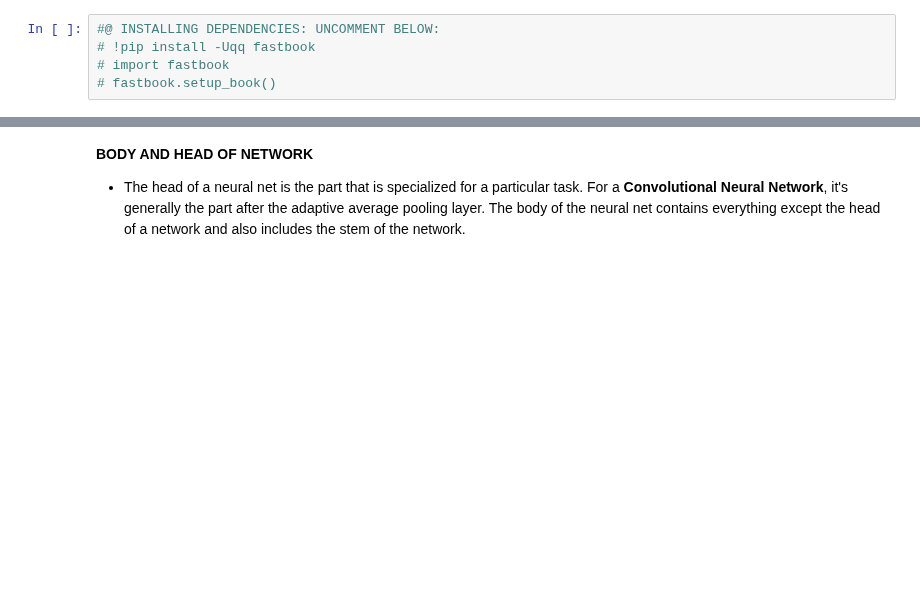
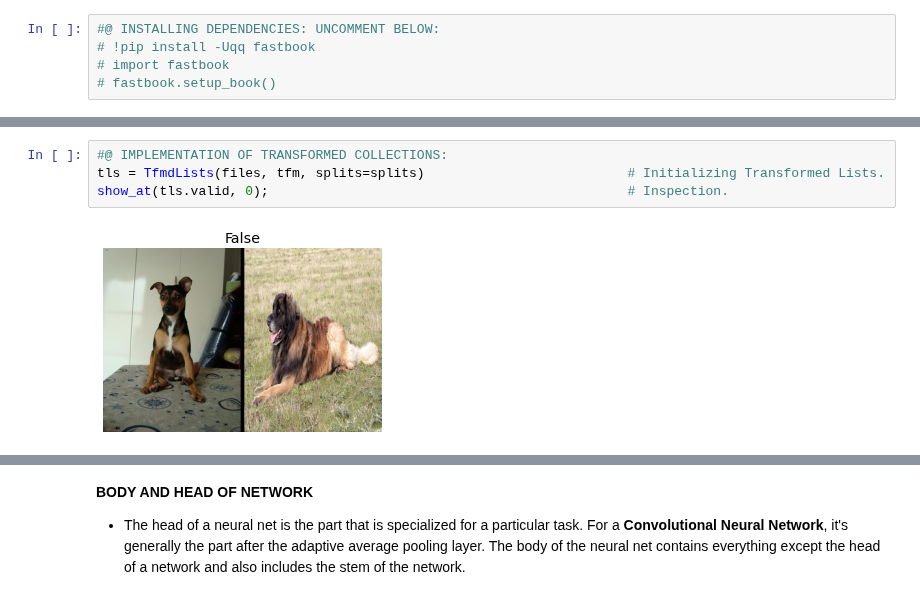
Before and after one commit to ThinamXx/Fastai, a Jupyter notebook: 14. Architecture Details/Architectures.ipynb, the cells around one changed output, grey strips where cells are left out. Drawn from its saved outputs; the diff is of its cells as text; blank space fills up the shorter version.

```diff
--- a/14. Architecture Details/Architectures.ipynb
+++ b/14. Architecture Details/Architectures.ipynb
@@ -19,0 +84,6 @@ from fastbook import *                                  # Getting all the Librar
+# %%
+#@ IMPLEMENTATION OF TRANSFORMED COLLECTIONS:
+tls = TfmdLists(files, tfm, splits=splits)                          # Initializing Transformed Lists.
+show_at(tls.valid, 0);                                              # Inspection.
+# %% [output]
+[figure, added]
```
Also changed, not shown: parts of 16 cells of this notebook.
